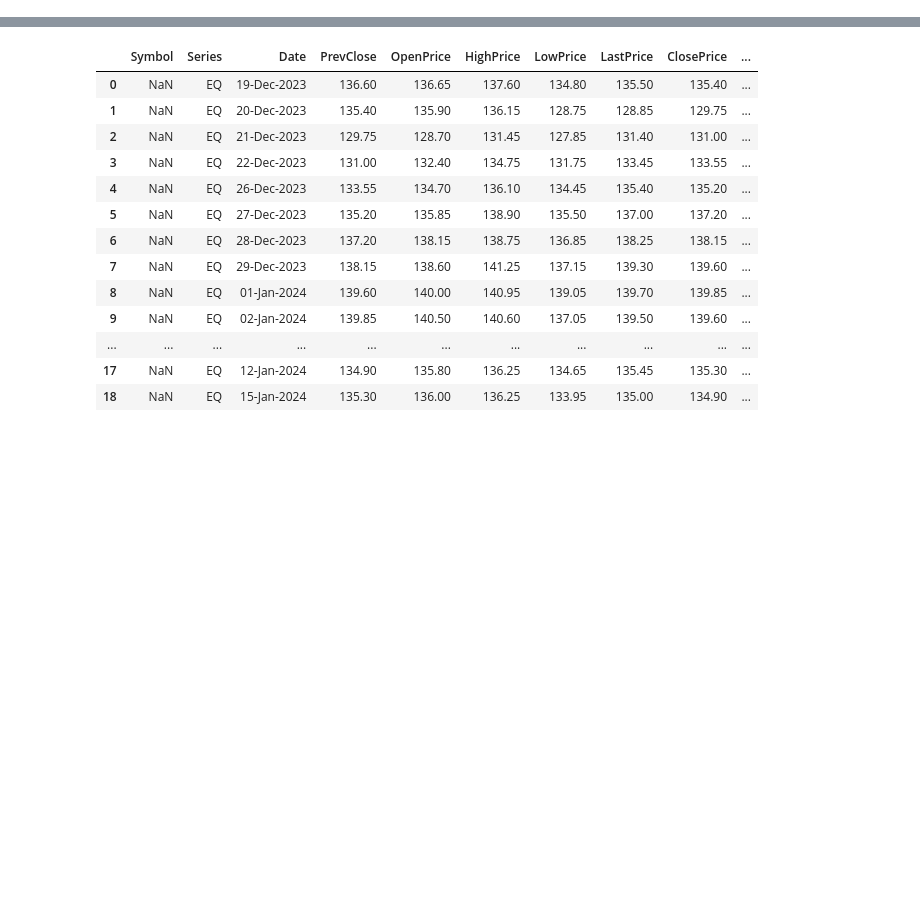
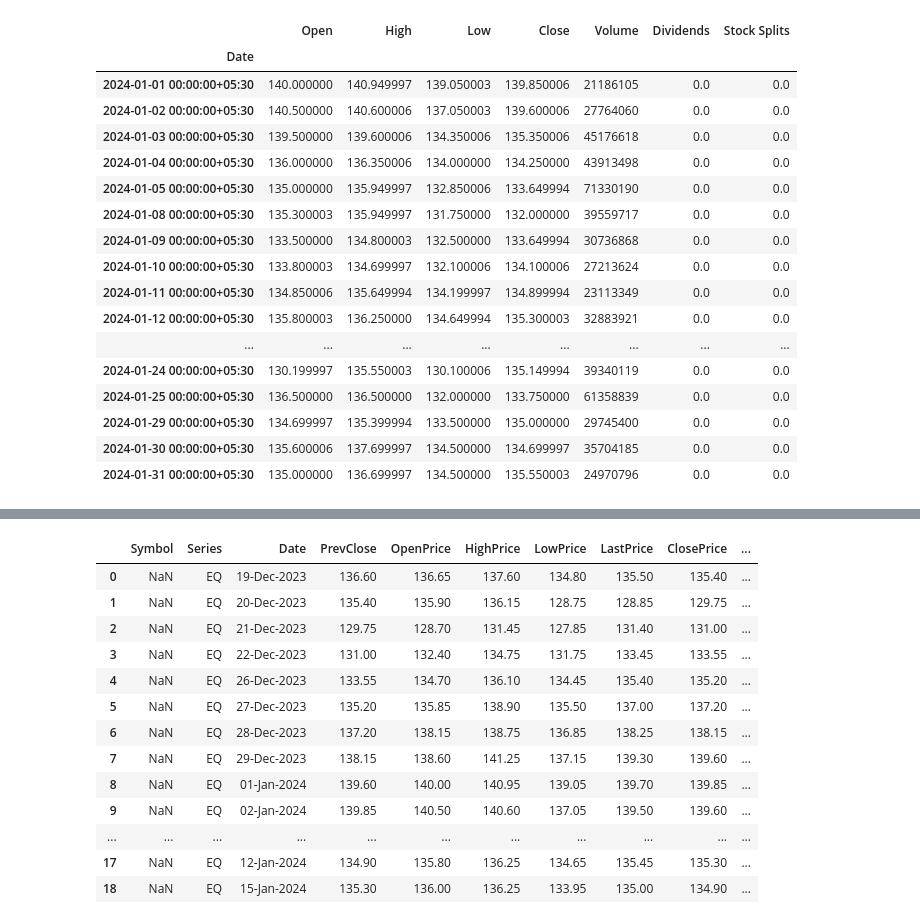
Before and after one commit to illliyas/Machine-Learning, a Jupyter notebook: nselib.ipynb, the cells around one changed output, grey strips where cells are left out. Saved outputs shown, nothing was run; the diff lists cells and outputs as text; code cells hidden in the pictures; blank space fills up the shorter version.

```diff
--- a/nselib.ipynb
+++ b/nselib.ipynb
@@ -2,0 +40,2 @@
+# %%
+stock = yf.Ticker("INFY.NS")
@@ -2,0 +62,2 @@
+# %%
+hist = stock.history(period="1mo")
@@ -3,3 +104,24 @@
+# %%
+hist
+# %% [output]
+|  | Open | High | Low | Close | Volume | Dividends | Stock Splits |
+| Date |  |  |  |  |  |  |  |
+| 2024-01-01 00:00:00+05:30 | 140.000000 | 140.949997 | 139.050003 | 139.850006 | 21186105 | 0.0 | 0.0 |
+| 2024-01-02 00:00:00+05:30 | 140.500000 | 140.600006 | 137.050003 | 139.600006 | 27764060 | 0.0 | 0.0 |
+| 2024-01-03 00:00:00+05:30 | 139.500000 | 139.600006 | 134.350006 | 135.350006 | 45176618 | 0.0 | 0.0 |
+| 2024-01-04 00:00:00+05:30 | 136.000000 | 136.350006 | 134.000000 | 134.250000 | 43913498 | 0.0 | 0.0 |
+| 2024-01-05 00:00:00+05:30 | 135.000000 | 135.949997 | 132.850006 | 133.649994 | 71330190 | 0.0 | 0.0 |
+| 2024-01-08 00:00:00+05:30 | 135.300003 | 135.949997 | 131.750000 | 132.000000 | 39559717 | 0.0 | 0.0 |
+| 2024-01-09 00:00:00+05:30 | 133.500000 | 134.800003 | 132.500000 | 133.649994 | 30736868 | 0.0 | 0.0 |
+| 2024-01-10 00:00:00+05:30 | 133.800003 | 134.699997 | 132.100006 | 134.100006 | 27213624 | 0.0 | 0.0 |
+| 2024-01-11 00:00:00+05:30 | 134.850006 | 135.649994 | 134.199997 | 134.899994 | 23113349 | 0.0 | 0.0 |
+| 2024-01-12 00:00:00+05:30 | 135.800003 | 136.250000 | 134.649994 | 135.300003 | 32883921 | 0.0 | 0.0 |
+| ... | ... | ... | ... | ... | ... | ... | ... |
+| 2024-01-24 00:00:00+05:30 | 130.199997 | 135.550003 | 130.100006 | 135.149994 | 39340119 | 0.0 | 0.0 |
+| 2024-01-25 00:00:00+05:30 | 136.500000 | 136.500000 | 132.000000 | 133.750000 | 61358839 | 0.0 | 0.0 |
+| 2024-01-29 00:00:00+05:30 | 134.699997 | 135.399994 | 133.500000 | 135.000000 | 29745400 | 0.0 | 0.0 |
+| 2024-01-30 00:00:00+05:30 | 135.600006 | 137.699997 | 134.500000 | 134.699997 | 35704185 | 0.0 | 0.0 |
+| 2024-01-31 00:00:00+05:30 | 135.000000 | 136.699997 | 134.500000 | 135.550003 | 24970796 | 0.0 | 0.0 |
 # %%
 !pip install nselib
 # %% [output]
```
Also changed, not shown: parts of 8 cells of this notebook.
